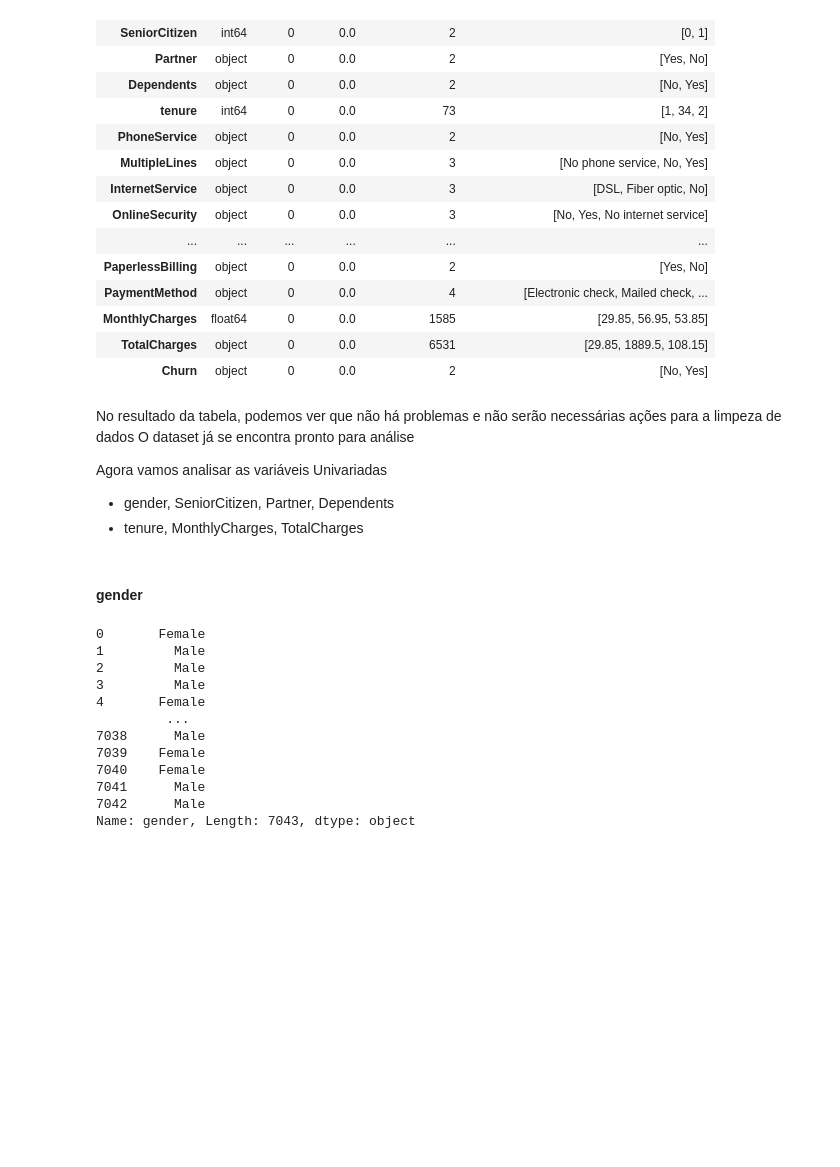
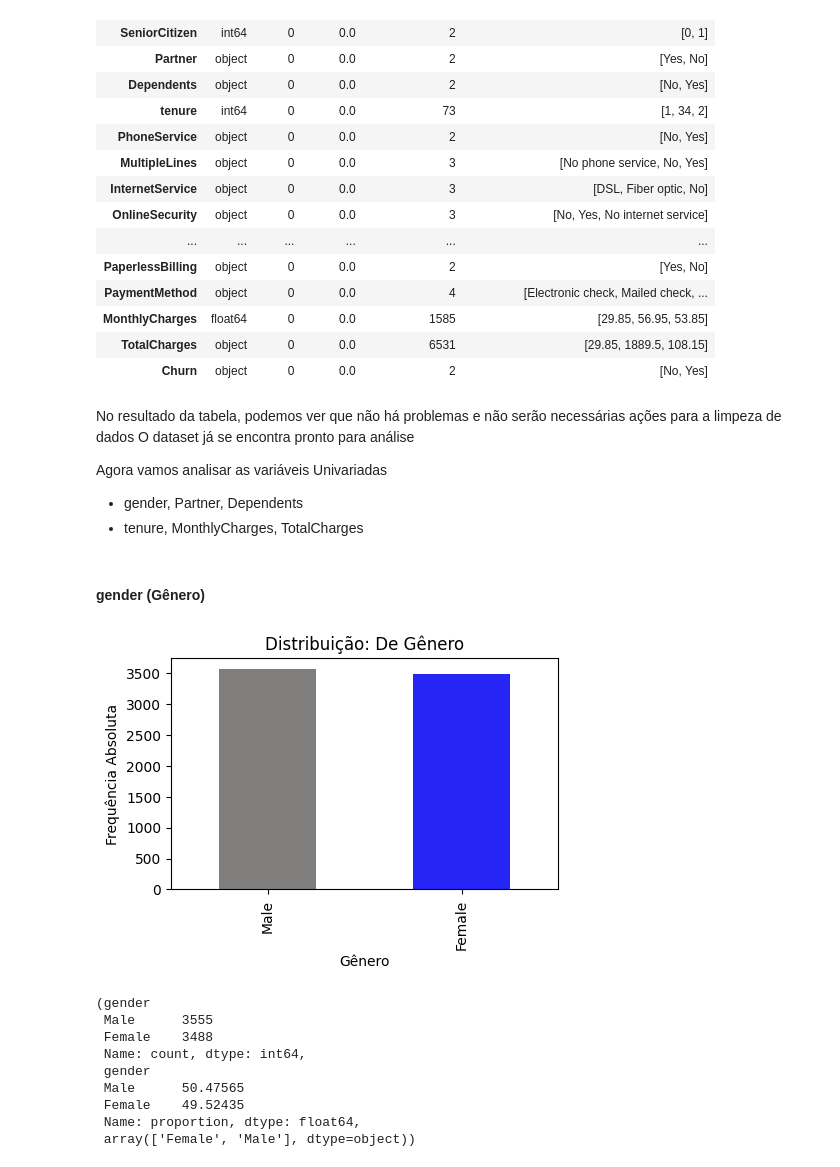
Before and after one commit to Lucas-Silva-Analytics/CaseChurn, a Jupyter notebook: notebooks/case_churn.ipynb, the cells around one changed output. Drawn from its saved outputs; the diff is of its cells as text; code cells hidden in the pictures; blank space fills up the shorter version.

```diff
--- a/notebooks/case_churn.ipynb
+++ b/notebooks/case_churn.ipynb
@@ -89,25 +89,39 @@ O dataset já se encontra pronto para análise
 
 Agora vamos analisar as variáveis Univariadas
 
-- gender, SeniorCitizen, Partner, Dependents
+- gender, Partner, Dependents
 - tenure, MonthlyCharges, TotalCharges
 # %% [markdown]
-#### gender
+#### gender (Gênero)
 # %%
 # Análise da coluna 'gender'
 
 coluna = "gender"
-df[coluna]
+
+# Valores únicos
+valores_unicos = df[coluna].unique()
+
+# Frequência absoluta e relativa
+frequencia_absoluta = df[coluna].value_counts()
+frequencia_relativa = df[coluna].value_counts(normalize=True) * 100
+
+# Gráfico
+plt.figure(figsize=(5,3))
+frequencia_absoluta.plot(kind='bar', color=["#807D7D", "#2525F5"])
+plt.title('Distribuição: De Gênero')
+plt.xlabel('Gênero')
+plt.ylabel('Frequência Absoluta')
+plt.show()
+
+frequencia_absoluta, frequencia_relativa, valores_unicos
 # %% [output]
+[figure, added]
-0       Female
-1         Male
-2         Male
-3         Male
-4       Female
-         ...
-7038      Male
-7039    Female
-7040    Female
-7041      Male
-7042      Male
-Name: gender, Length: 7043, dtype: object
+(gender
+ Male      3555
+ Female    3488
+ Name: count, dtype: int64,
+ gender
+ Male      50.47565
+ Female    49.52435
+ Name: proportion, dtype: float64,
+ array(['Female', 'Male'], dtype=object))
```
Also changed, not shown: parts of 19 cells of this notebook.
